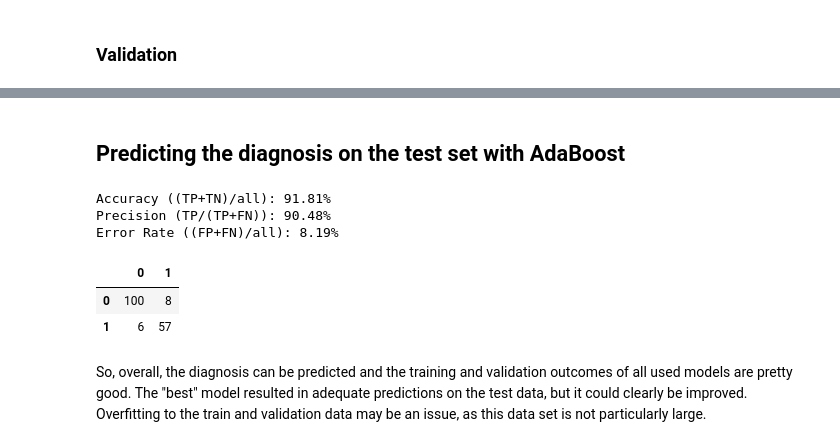
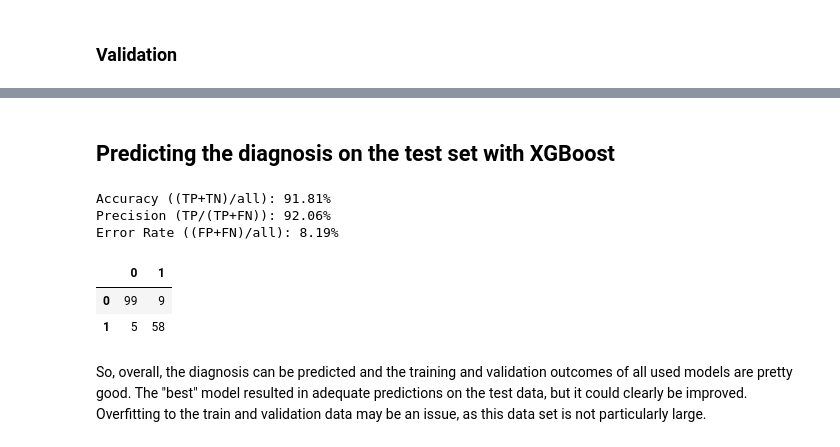
Before and after one commit to sikaep/public_repo, a Jupyter notebook: ML_breast_cancer.ipynb, the cells around one changed output, grey strips where cells are left out. Saved outputs shown, nothing was run; the diff lists cells and outputs as text; code cells hidden in the pictures.

```diff
--- a/ML_breast_cancer.ipynb
+++ b/ML_breast_cancer.ipynb
@@ -760,7 +793,8 @@ Lookin' good! Comparable to the random forest above.
 # %% [markdown]
 ## XGBoost
 # %%
-xgb_clf = XGBClassifier(max_depth=5, n_estimators=1500, learning_rate=0.8, random_state=42)
+xgb_clf = XGBClassifier(max_depth=5, n_estimators=1500,
+                        learning_rate=0.8, random_state=42)
 xgb_clf.fit(X_train, y_train.Outcome)
 
 xgb_clf_scores = cross_val_score(xgb_clf, X_train, y_train.Outcome, cv=5)
@@ -768,9 +802,9 @@ print("5-fold cross validation score: " + str(xgb_clf_scores.mean()))
 
 importances_xgb = pd.DataFrame(xgb_clf.feature_importances_)
 
-importances_xgb.columns = ['importance'] # rename column
+importances_xgb.columns = ['importance']  # rename column
 
-importances_xgb["feature"] = X_train.columns # add features as second column
+importances_xgb["feature"] = X_train.columns  # add features as second column
 
 importances_xgb = importances_xgb[["feature", 'importance']]
 
@@ -800,5 +834,6 @@ param_grid_random = {
 # %%
-xgb_rs = RandomizedSearchCV(xgb, param_grid_random, n_iter=100, cv=5, scoring='roc_auc', n_jobs=-1)
+xgb_rs = RandomizedSearchCV(xgb, param_grid_random,
+                            n_iter=100, cv=5, scoring='roc_auc', n_jobs=-1)
 xgb_rs.fit(X_train, y_train.Outcome)
 # %% [output]
 RandomizedSearchCV(cv=5, error_score='raise-deprecating',
@@ -844,11 +880,11 @@ scores_xgb_rs.mean()
 # %% [markdown]
 #### Grid search
 # %%
-param_grid_random = {
-    'learning_rate': [0.1,0.2,0.3,0.4,0.5],
-    'max_depth': [11,12,13,14,15],
-    "lambda":[0,0.2],
-    "alpha": [0.5,0.7,0.9,1,1.1]}
+param_grid = {
+    'learning_rate': [0.1, 0.2, 0.3, 0.4, 0.5],
+    'max_depth': [11, 12, 13, 14, 15],
+    "lambda": [0, 0.2],
+    "alpha": [0.5, 0.7, 0.9, 1, 1.1]}
 # %%
 # Build Grid Search model
 xgb_gs = GridSearchCV(xgb, param_grid, cv=5, scoring='roc_auc', n_jobs=-1)
@@ -911,0 +936,6 @@ print("5-fold cross validation score: " + str(clf_ada_best_scores.mean()))
+# %%
+clf_xgb_best = xgb_gs.best_estimator_.fit(X_train, y_train.Outcome)
+
+clf_xgb_best_scores = cross_val_score(
+    clf_xgb_best, X_train, y_train.Outcome, cv=5)
+print("5-fold cross validation score: " + str(clf_xgb_best_scores.mean()))
@@ -946,32 +987,31 @@ XGBoost makes some more errors than optimized AdaBoost
 # %% [markdown]
-## Predicting the diagnosis on the test set with AdaBoost
+## Predicting the diagnosis on the test set with XGBoost
 # %%
-
-predictions_ada_test = clf_ada_best.predict(X_test)
+predictions_gxb = clf_xgb_best.predict(X_test)
 
 # evaluate predictions
-confusion_ada_test = pd.DataFrame(confusion_matrix(y_test.Outcome, predictions_ada_test))
+confusion_gxb = pd.DataFrame(confusion_matrix(y_test.Outcome, predictions_gxb))
 
 
-Precision = confusion_ada_test.loc[1, 1]/(confusion_ada_test.loc[1, 1]+confusion_ada_test.loc[1, 0])*100
+Precision = confusion_gxb.loc[1, 1]/(confusion_gxb.loc[1, 1]+confusion_gxb.loc[1, 0])*100
 
-ER = (confusion_ada_test.loc[1, 0]+confusion_ada_test.loc[0, 1])/(confusion_ada_test.loc[1, 1] +
-      confusion_ada_test.loc[1, 0]+confusion_ada_test.loc[0, 1]+confusion_ada_test.loc[0, 0])*100
+ER = (confusion_gxb.loc[1, 0]+confusion_gxb.loc[0, 1])/(confusion_gxb.loc[1, 1] +
+                                                        confusion_gxb.loc[1, 0]+confusion_gxb.loc[0, 1]+confusion_gxb.loc[0, 0])*100
 
-Accuracy = (confusion_ada_test.loc[1,1]+confusion_ada_test.loc[0,0])/(confusion_ada_test.loc[1, 1] +
-      confusion_ada_test.loc[1, 0]+confusion_ada_test.loc[0, 1]+confusion_ada_test.loc[0, 0])*100
+Accuracy = (confusion_gxb.loc[1, 1]+confusion_gxb.loc[0, 0])/(confusion_gxb.loc[1, 1] +
+                                                              confusion_gxb.loc[1, 0]+confusion_gxb.loc[0, 1]+confusion_gxb.loc[0, 0])*100
 
 print("Accuracy ((TP+TN)/all): " + str(round(Accuracy, 2)) + "%")
 
 print("Precision (TP/(TP+FN)): " + str(round(Precision, 2)) + "%")
 
 print("Error Rate ((FP+FN)/all): " + str(round(ER, 2)) + "%")
 
-confusion_ada_test
+confusion_gxb
 # %% [output]
 Accuracy ((TP+TN)/all): 91.81%
-Precision (TP/(TP+FN)): 90.48%
+Precision (TP/(TP+FN)): 92.06%
 Error Rate ((FP+FN)/all): 8.19%
 |  | 0 | 1 |
-| 0 | 100 | 8 |
-| 1 | 6 | 57 |
+| 0 | 99 | 9 |
+| 1 | 5 | 58 |
```
Also changed, not shown: parts of 45 cells of this notebook, 4 other files.
